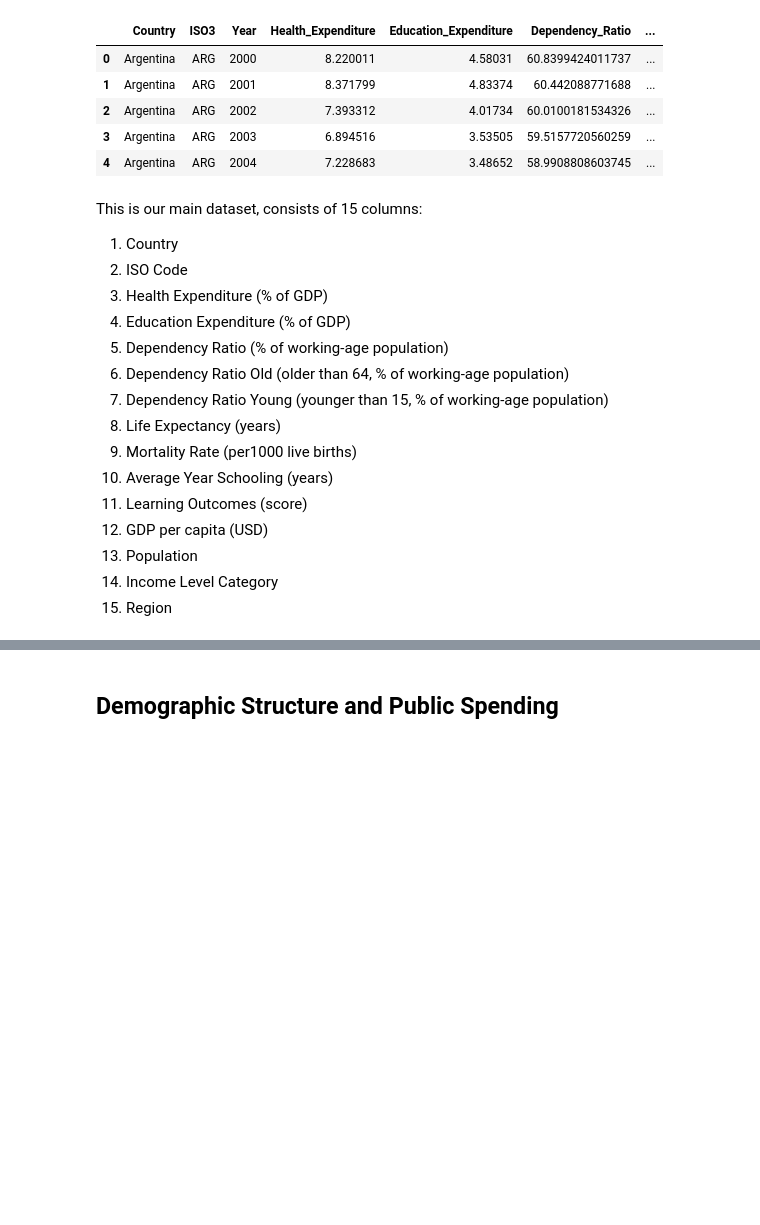
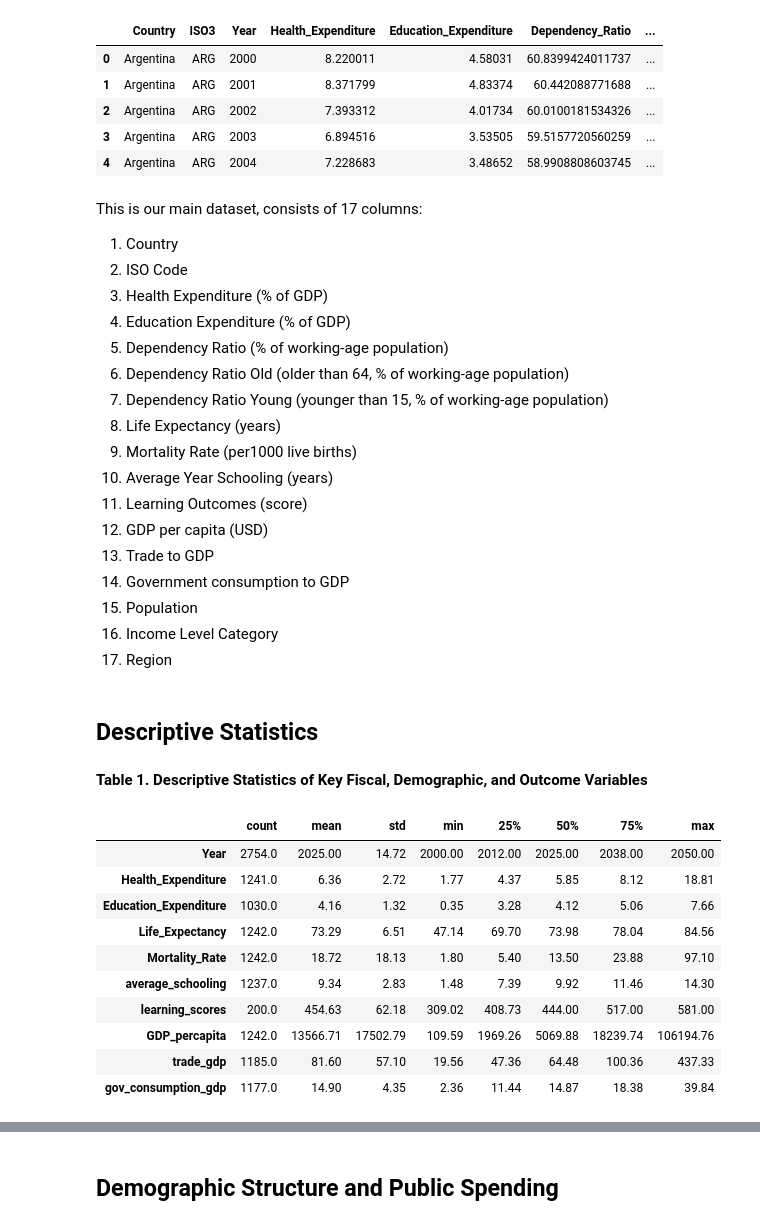
Before and after one commit to Graspp-25-Spring/graspp-25S-fiscalpolicy, a Jupyter notebook: notebooks/0. MAIN PROJECT.ipynb, the cells around one changed output, grey strips where cells are left out. Cells and saved outputs as stored; diff of their text form; code cells hidden in the pictures; blank space fills up the shorter version.

Commit message:
Descriptive statistics

```diff
--- a/notebooks/0. MAIN PROJECT.ipynb
+++ b/notebooks/0. MAIN PROJECT.ipynb
@@ -42,7 +40,7 @@ df_main.head()
 | 3 | Argentina | ARG | 2003 | 6.894516 | 3.53505 | 59.5157720560259 | ... |
 | 4 | Argentina | ARG | 2004 | 7.228683 | 3.48652 | 58.9908808603745 | ... |
 # %% [markdown]
-This is our main dataset, consists of 15 columns:
+This is our main dataset, consists of 17 columns:
 1. Country
 2. ISO Code
 3. Health Expenditure (% of GDP)
@@ -55,6 +53,27 @@ This is our main dataset, consists of 15 columns:
 10. Average Year Schooling (years)
 11. Learning Outcomes (score)
 12. GDP per capita (USD)
-13. Population
-14. Income Level Category
-15. Region
+13. Trade to GDP
+14. Government consumption to GDP
+15. Population
+16. Income Level Category
+17. Region
+# %% [markdown]
+## Descriptive Statistics
+# %% [markdown]
+**Table 1. Descriptive Statistics of Key Fiscal, Demographic, and Outcome Variables**
+# %%
+# Overall summary of all numeric columns
+df_main.describe().T.round(2)
+# %% [output]
+|  | count | mean | std | min | 25% | 50% | 75% | max |
+| Year | 2754.0 | 2025.00 | 14.72 | 2000.00 | 2012.00 | 2025.00 | 2038.00 | 2050.00 |
+| Health_Expenditure | 1241.0 | 6.36 | 2.72 | 1.77 | 4.37 | 5.85 | 8.12 | 18.81 |
+| Education_Expenditure | 1030.0 | 4.16 | 1.32 | 0.35 | 3.28 | 4.12 | 5.06 | 7.66 |
+| Life_Expectancy | 1242.0 | 73.29 | 6.51 | 47.14 | 69.70 | 73.98 | 78.04 | 84.56 |
+| Mortality_Rate | 1242.0 | 18.72 | 18.13 | 1.80 | 5.40 | 13.50 | 23.88 | 97.10 |
+| average_schooling | 1237.0 | 9.34 | 2.83 | 1.48 | 7.39 | 9.92 | 11.46 | 14.30 |
+| learning_scores | 200.0 | 454.63 | 62.18 | 309.02 | 408.73 | 444.00 | 517.00 | 581.00 |
+| GDP_percapita | 1242.0 | 13566.71 | 17502.79 | 109.59 | 1969.26 | 5069.88 | 18239.74 | 106194.76 |
+| trade_gdp | 1185.0 | 81.60 | 57.10 | 19.56 | 47.36 | 64.48 | 100.36 | 437.33 |
+| gov_consumption_gdp | 1177.0 | 14.90 | 4.35 | 2.36 | 11.44 | 14.87 | 18.38 | 39.84 |
```
Also changed, not shown: parts of 17 cells of this notebook, 3 other files.
